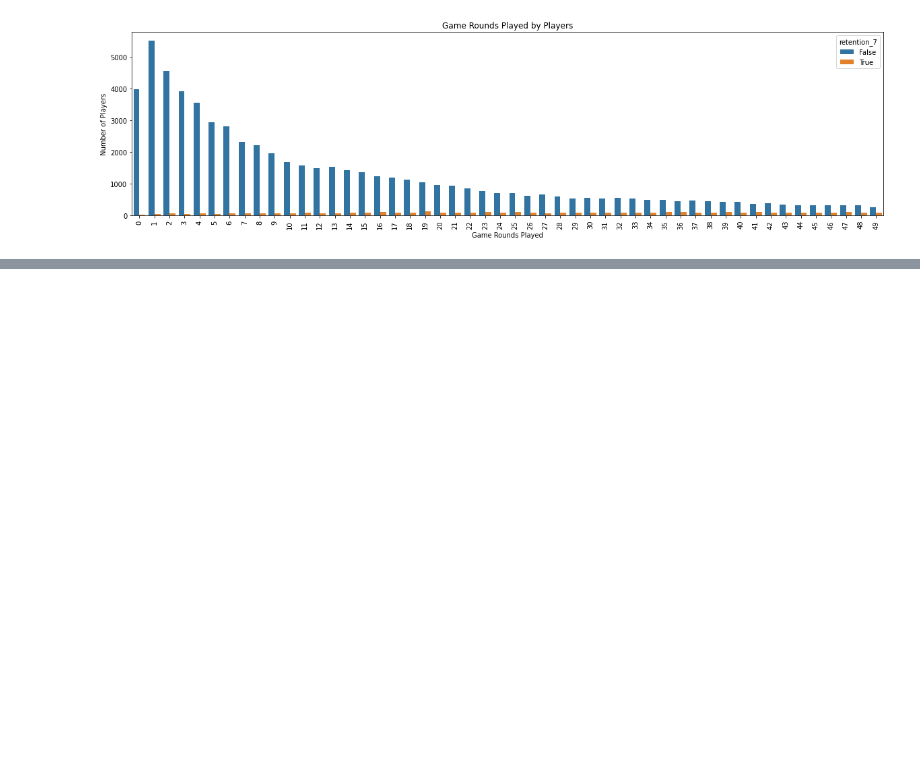
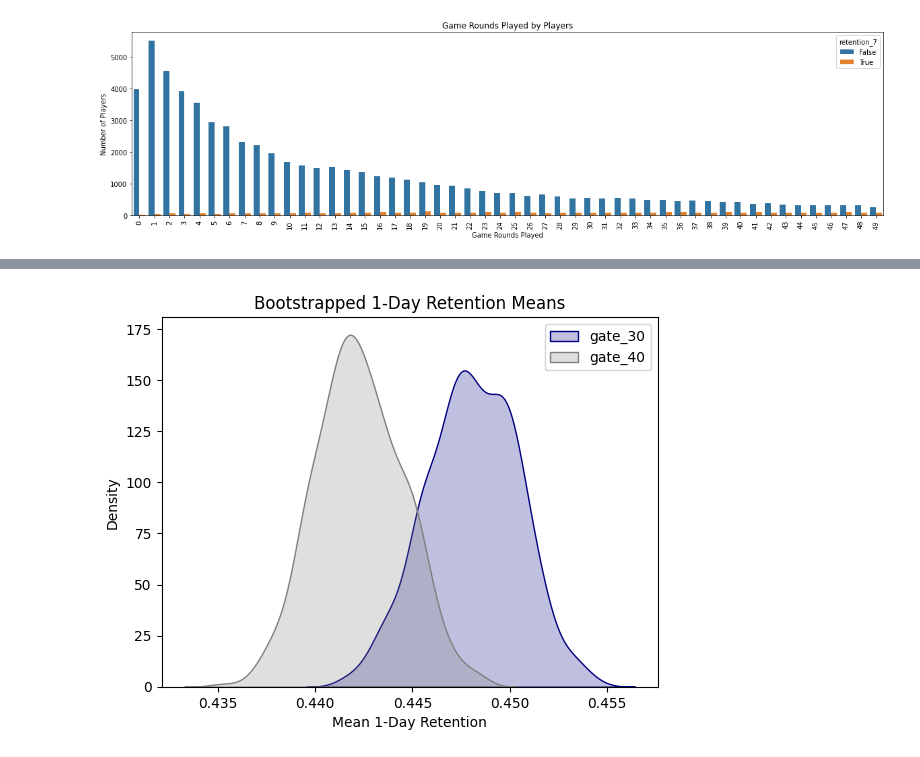
Before and after one commit to xaviergenelin/Mobile-Game-Player-Retention-AB-Testing, a Jupyter notebook: Untitled.ipynb, the cells around one changed output, grey strips where cells are left out. Drawn from its saved outputs; the diff is of its cells as text; code cells hidden in the pictures; blank space fills up the shorter version.

Commit message:
Added bootstrap results for both groups

```diff
--- a/Untitled.ipynb
+++ b/Untitled.ipynb
@@ -236,0 +264,14 @@ Text(0, 0.5, 'Number of Players')
+# %%
+# create an empty list to store the bootstrapped means for each group
+boot_1day = []
+resamples = 500
+
+for i in range(resamples):
+    group_means = df.sample(frac = 1, replace = True).groupby("version")["retention_1"].mean()
+
+    boot_1day.append(group_means)
+
+# change the list to a dataframe for use
+boot_1day = pd.DataFrame(boot_1day)
+
+boot_1day
@@ -236,0 +292,9 @@ Text(0, 0.5, 'Number of Players')
+# %%
+sns.kdeplot(boot_1day["gate_30"], fill = True, color = "navy", label = "gate_30")
+sns.kdeplot(boot_1day["gate_40"], fill = True, color = "grey", label = "gate_40")
+plt.title("Bootstrapped 1-Day Retention Means")
+plt.xlabel("Mean 1-Day Retention")
+plt.legend(loc = "upper right")
+plt.show()
+# %% [output]
+[figure, added]
```
Also changed, not shown: parts of 22 cells of this notebook.
